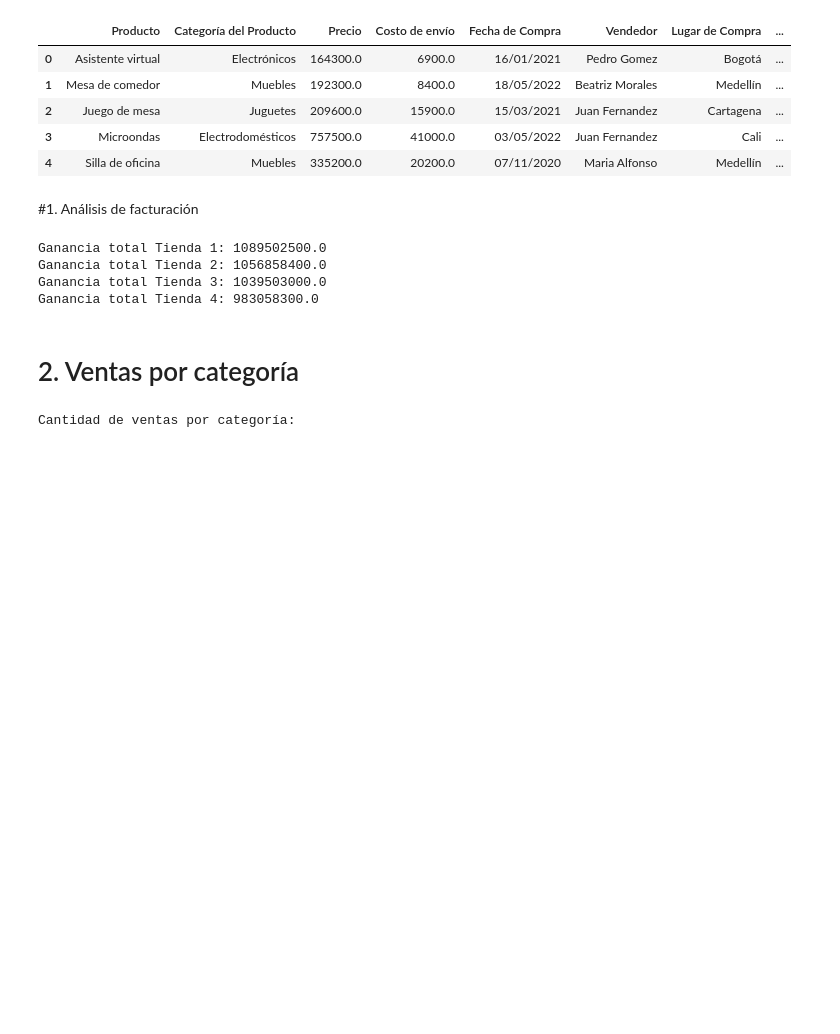
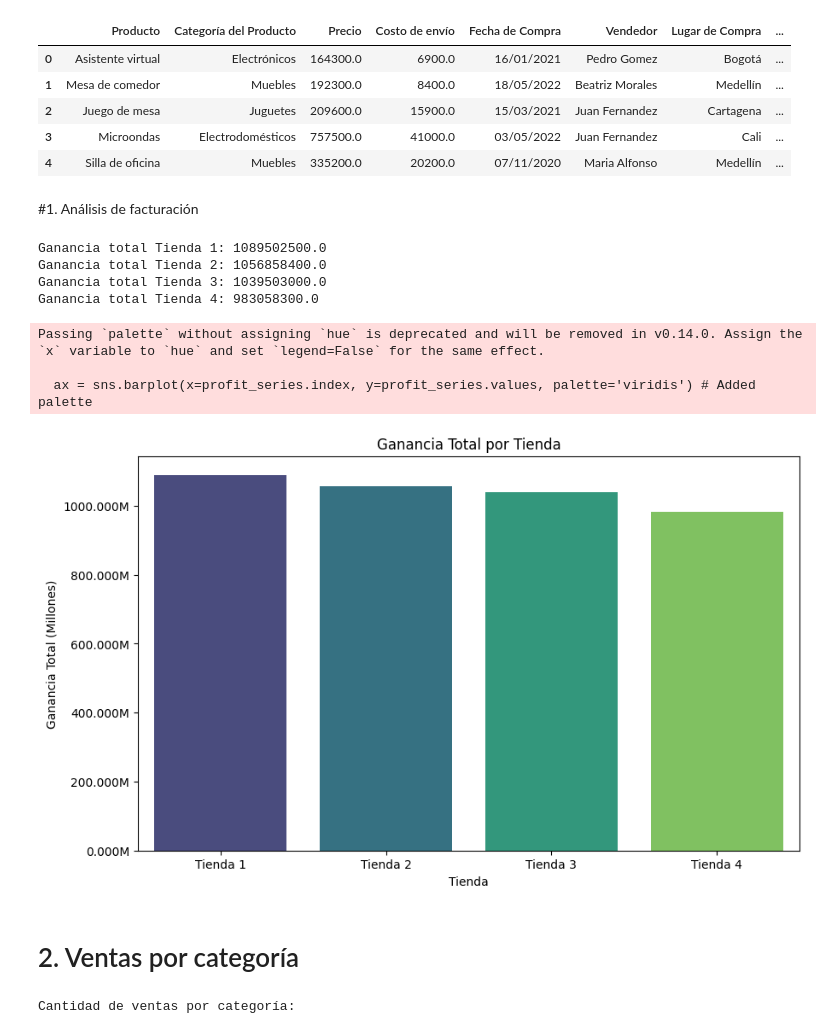
Before and after one commit to Beaebert/challenge1-data-science-latam, a Jupyter notebook: AluraStoreLatam.ipynb, the cells around one changed output. Drawn from its saved outputs; the diff is of its cells as text; code cells hidden in the pictures; blank space fills up the shorter version.

```diff
--- a/AluraStoreLatam.ipynb
+++ b/AluraStoreLatam.ipynb
@@ -62,6 +62,62 @@ Ganancia total Tienda 1: 1089502500.0
 Ganancia total Tienda 2: 1056858400.0
 Ganancia total Tienda 3: 1039503000.0
 Ganancia total Tienda 4: 983058300.0
+# %%
+import pandas as pd
+import matplotlib.pyplot as plt
+import seaborn as sns
+import matplotlib.ticker as mticker
+
+url = "https://raw.githubusercontent.com/alura-es-cursos/challenge1-data-science-latam/refs/heads/main/base-de-datos-challenge1-latam/tienda_1%20.csv"
+url2 = "https://raw.githubusercontent.com/alura-es-cursos/challenge1-data-science-latam/refs/heads/main/base-de-datos-challenge1-latam/tienda_2.csv"
+url3 = "https://raw.githubusercontent.com/alura-es-cursos/challenge1-data-science-latam/refs/heads/main/base-de-datos-challenge1-latam/tienda_3.csv"
+url4 = "https://raw.githubusercontent.com/alura-es-cursos/challenge1-data-science-latam/refs/heads/main/base-de-datos-challenge1-latam/tienda_4.csv"
+
+tienda = pd.read_csv(url)
+tienda2 = pd.read_csv(url2)
+tienda3 = pd.read_csv(url3)
+tienda4 = pd.read_csv(url4)
+
+# Calculate the profit for each sale in each dataframe
+tienda['Ganancia'] = tienda['Precio'] - tienda['Costo de envío']
+tienda2['Ganancia'] = tienda2['Precio'] - tienda2['Costo de envío']
+tienda3['Ganancia'] = tienda3['Precio'] - tienda3['Costo de envío']
+tienda4['Ganancia'] = tienda4['Precio'] - tienda4['Costo de envío']
+
+# Calculate the total profit for each dataframe
+total_profit_tienda1 = tienda['Ganancia'].sum()
+total_profit_tienda2 = tienda2['Ganancia'].sum()
+total_profit_tienda3 = tienda3['Ganancia'].sum()
+total_profit_tienda4 = tienda4['Ganancia'].sum()
+
+# Create a dictionary with store names and their total profits
+profit_data = {
+    'Tienda 1': total_profit_tienda1,
+    'Tienda 2': total_profit_tienda2,
+    'Tienda 3': total_profit_tienda3,
+    'Tienda 4': total_profit_tienda4
+}
+
+# Create a pandas Series from the dictionary
+profit_series = pd.Series(profit_data)
+
+# Create a bar chart
+plt.figure(figsize=(10, 6))
+ax = sns.barplot(x=profit_series.index, y=profit_series.values, palette='viridis') # Added palette
+plt.title('Ganancia Total por Tienda')
+plt.xlabel('Tienda')
+plt.ylabel('Ganancia Total (Millones)')
+
+# Format y-axis labels to show values in millions
+formatter = mticker.FuncFormatter(lambda x, _: '{:.3f}M'.format(x/1e6))
+ax.yaxis.set_major_formatter(formatter)
+
+plt.show()
+# %% [output]
+Passing `palette` without assigning `hue` is deprecated and will be removed in v0.14.0. Assign the `x` variable to `hue` and set `legend=False` for the same effect.
+
+  ax = sns.barplot(x=profit_series.index, y=profit_series.values, palette='viridis') # Added palette
+[figure, added]
 # %% [markdown]
 # 2. Ventas por categoría
 # %%
```
Also changed, not shown: parts of 5 cells of this notebook.
